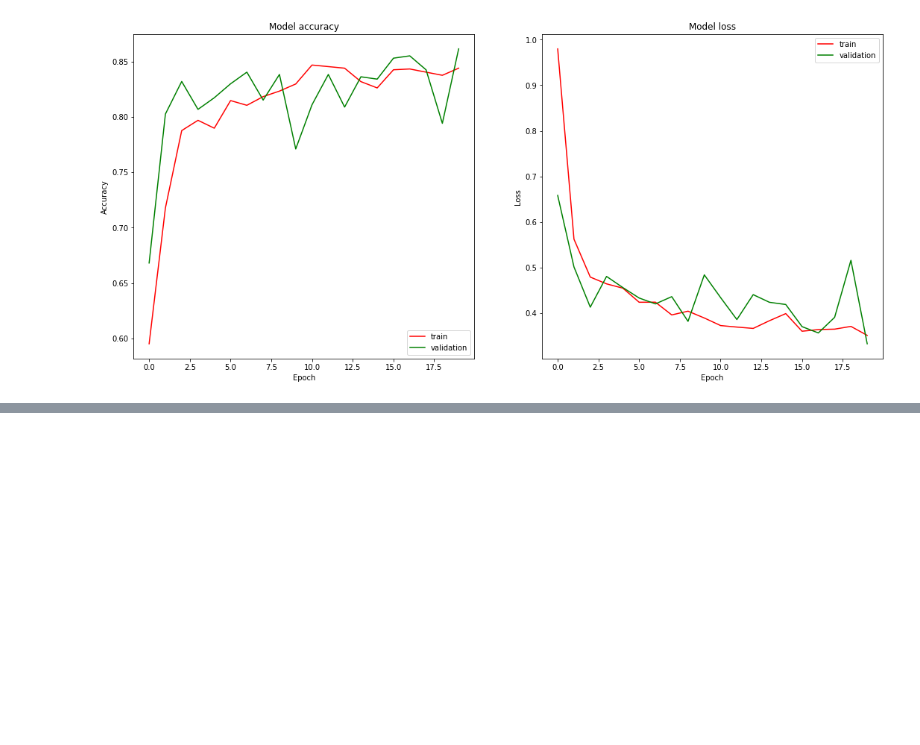
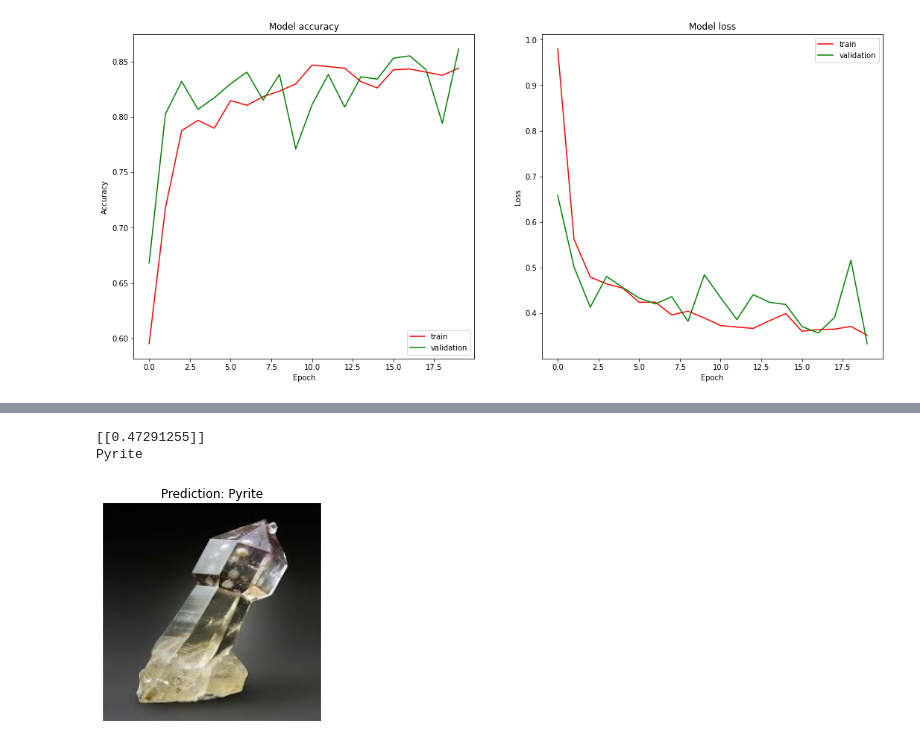
Before and after one commit to leogalbu/Colab_Notebook, a Jupyter notebook: Model_2_Data_augmentation_Quartz_Pyrite_Binary.ipynb, the cells around one changed output, grey strips where cells are left out. Cells and saved outputs as stored; diff of their text form; code cells hidden in the pictures; blank space fills up the shorter version.

```diff
--- a/Model_2_Data_augmentation_Quartz_Pyrite_Binary.ipynb
+++ b/Model_2_Data_augmentation_Quartz_Pyrite_Binary.ipynb
@@ -270,0 +320,6 @@ plot_performance(history_2_data_augmentation)
+# %%
+pred_and_plot(model_2_data_augmentation, "quarzt.jpg", class_names)
+# %% [output]
+[[0.47291255]]
+Pyrite
+[figure, added]
```
Also changed, not shown: parts of 7 cells of this notebook.
